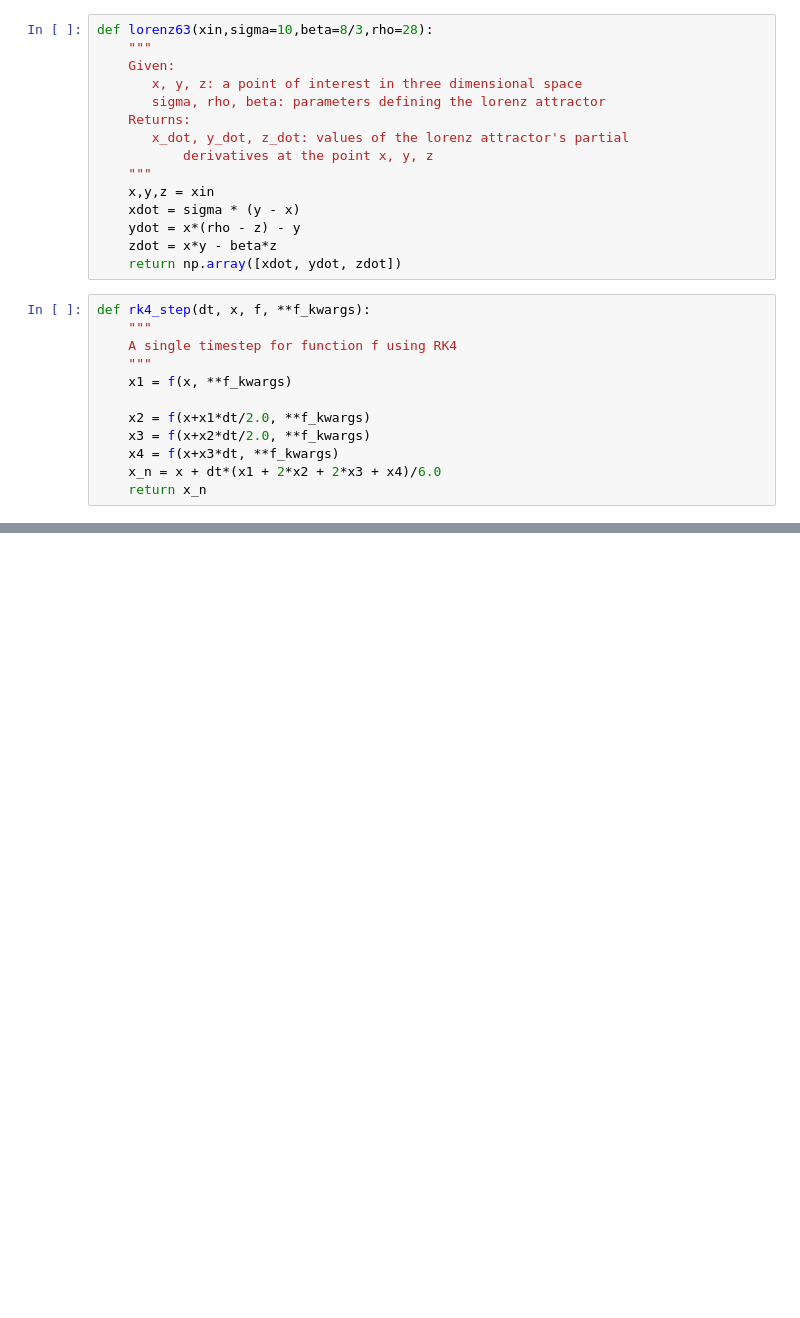
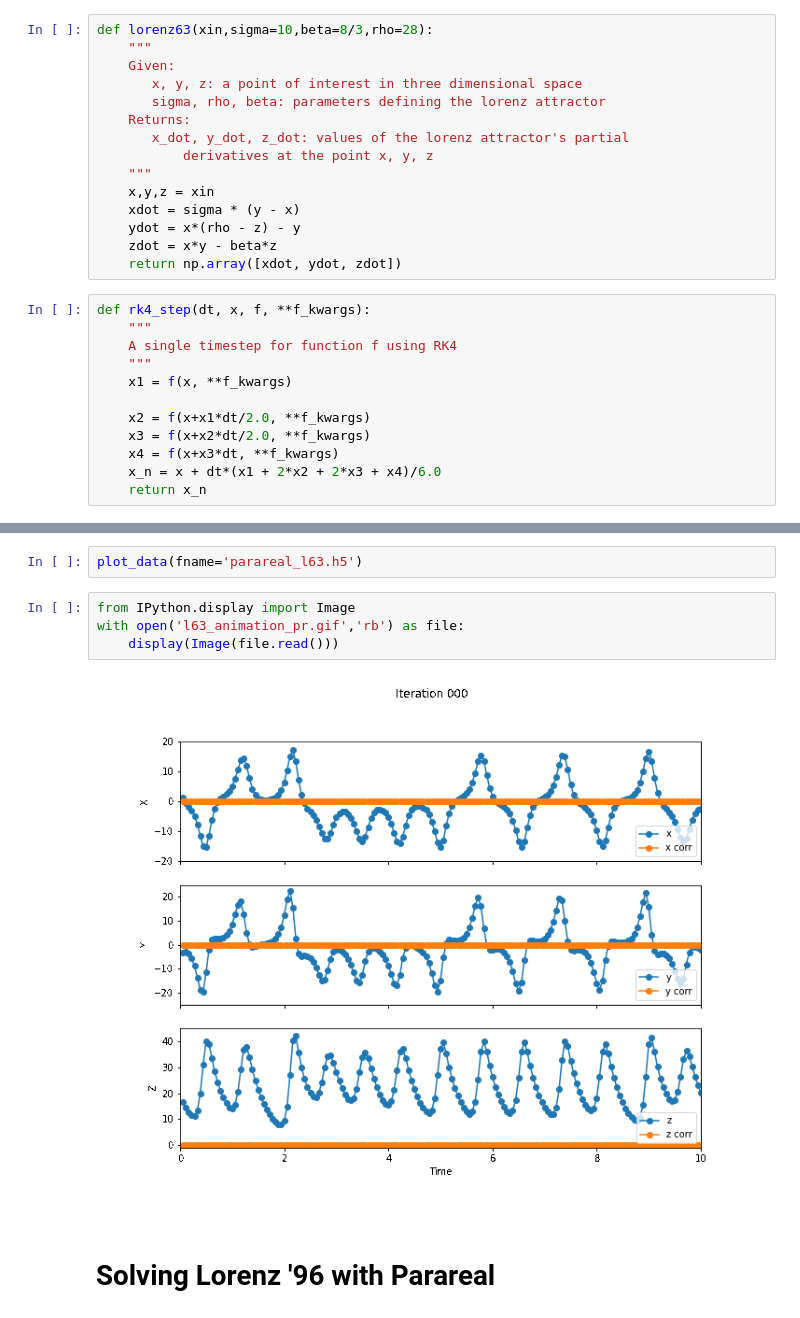
Before and after one commit to UniExeterRSE/APinTA, a Jupyter notebook: tutorial/parareal_lorenz.ipynb, the cells around one changed output, grey strips where cells are left out. Cells and saved outputs as stored; diff of their text form; blank space fills up the shorter version.

Commit message:
Added lorenz 96 to the parareal_lorenz file; saving data in hdf5 files

```diff
--- a/tutorial/parareal_lorenz.ipynb
+++ b/tutorial/parareal_lorenz.ipynb
@@ -212,0 +217,10 @@ run_parareal_l63()
+# %%
+plot_data(fname='parareal_l63.h5')
+# %%
+from IPython.display import Image
+with open('l63_animation_pr.gif','rb') as file:
+    display(Image(file.read()))
+# %% [output]
+[figure, added]
+# %% [markdown]
+# Solving Lorenz '96 with Parareal
```
Also changed, not shown: parts of 13 cells of this notebook, 2 other files.
